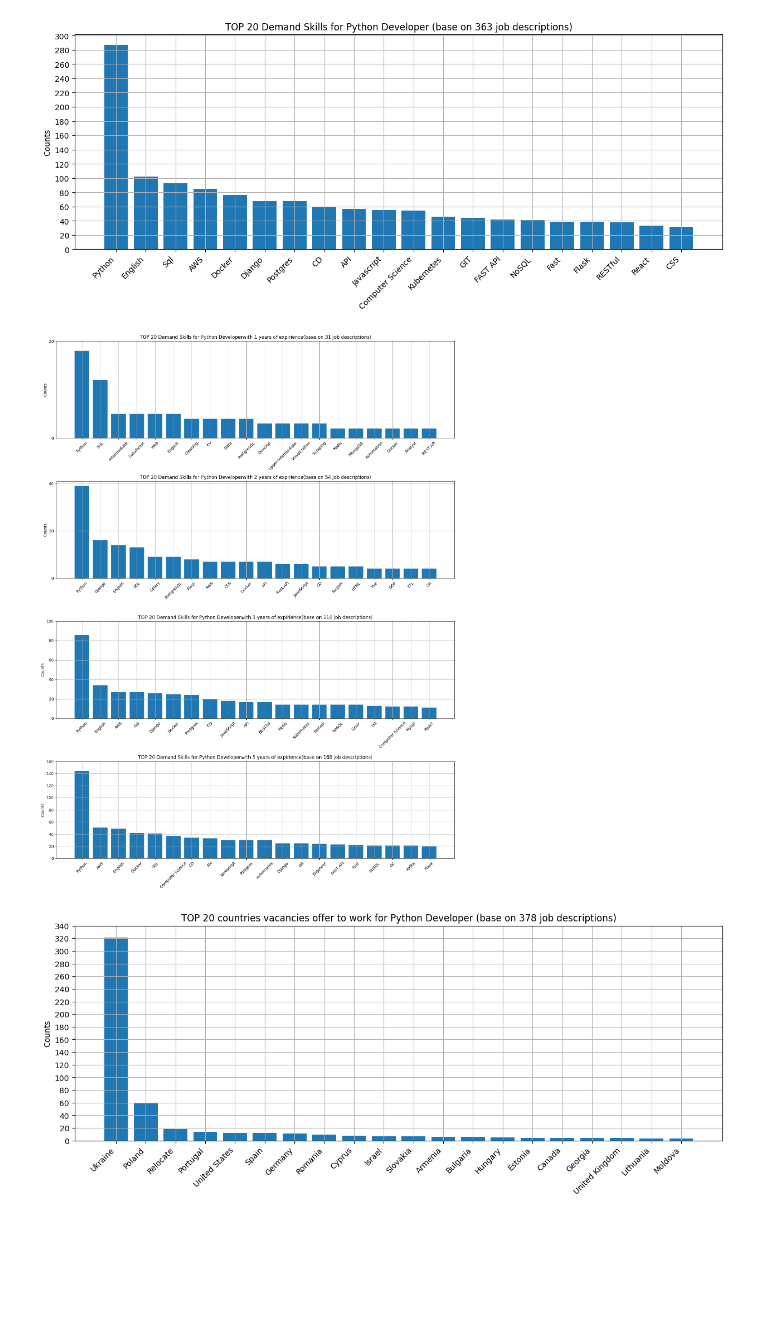
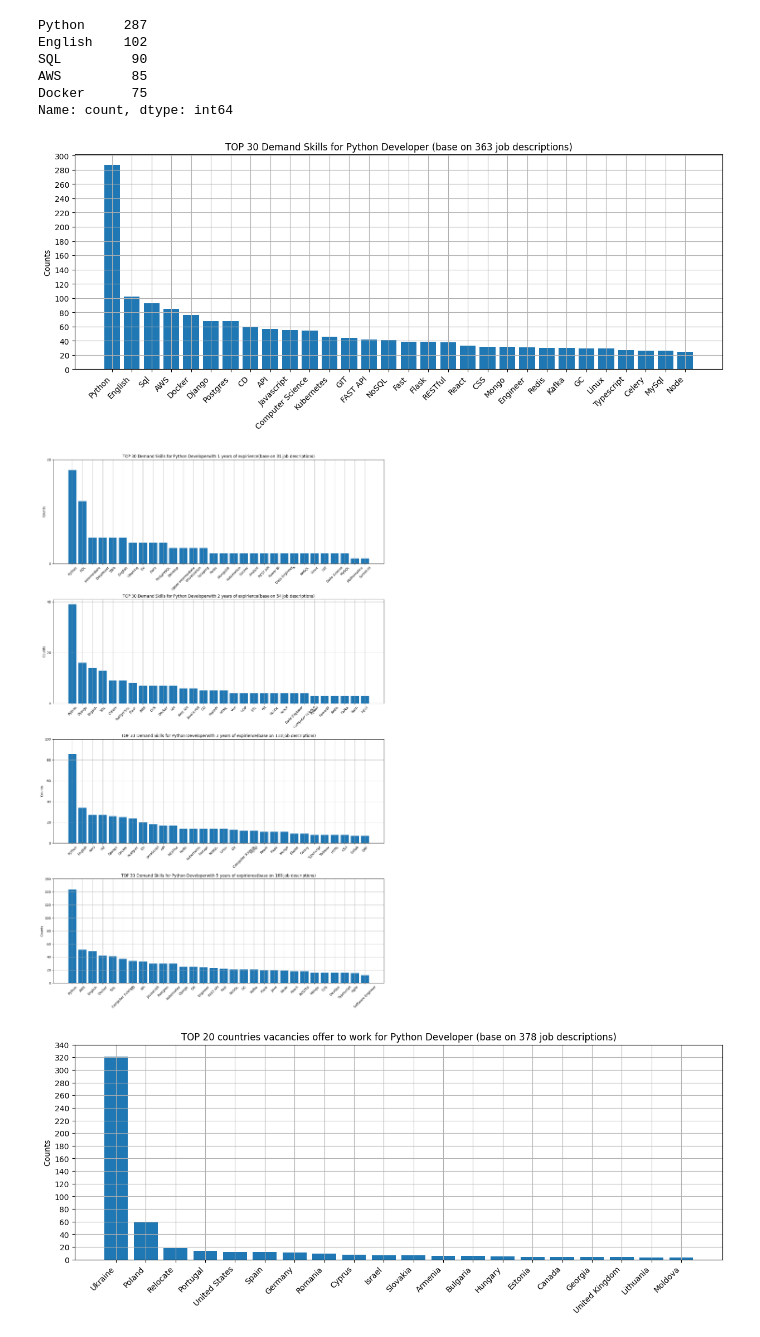
Before and after one commit to danieladdisonorg/Jobsite-Scraper-and-Analyzer, a Jupyter notebook: analyzing/analyze_djinni.ipynb, the cells around one changed output. Saved outputs shown, nothing was run; the diff lists cells and outputs as text; code cells hidden in the pictures; blank space fills up the shorter version.

Commit message:
Create more bar plots, make each value in employment type column

```diff
--- a/analyzing/analyze_djinni.ipynb
+++ b/analyzing/analyze_djinni.ipynb
@@ -34,3 +36,13 @@ df.loc[:, "date_time"] = pd.to_datetime(df.date_time, format="%H:%M %d.%m.%Y")
 
 # remove rows where there is no tools
 df = df[df.tools.astype(bool)]
+# %%
+# Make each value in employment_type column
+# where 1 indicates True and 0 False
+employment_types = df.employment_type.explode()
+employment_types = pd.crosstab(employment_types.index, employment_types)
+employment_types.columns = employment_types.columns.str.lower()
+
+df = df.join(employment_types)
+df = df.drop("employment_type", axis=1)
+df.head()
@@ -76,6 +95,14 @@ all_tools = pd.Series(df['tools'].sum())
 
 # Count the occurrences of each tool
 tool_counts = all_tools.value_counts()
+tool_counts.head()
+# %% [output]
+Python     287
+English    102
+SQL         90
+AWS         85
+Docker      75
+Name: count, dtype: int64
 # %%
 # Remove duplicates and update counts
 tools_dict = removing_duplicates(tool_counts)
@@ -91,62 +118,58 @@ tools_df.head()
 # %%
 tools = pd.read_csv("tools.csv")
 # %%
-# perform Transforming
-import os
-import sys
-
 from config import POSITION
 
 # get top 20 demands
-top_tools = tools.iloc[:20, :]
+top_tools = tools.iloc[:30, :]
 
 plt.figure(figsize=(15, 5))
 plt.bar(top_tools.tools, top_tools["count"])
 
-plt.title(f"TOP 20 Demand Skills for {POSITION} Developer (base on {df.shape[0]} job descriptions)")
+plt.title(f"TOP {top_tools.shape[0]} Demand Skills for {POSITION} Developer (base on {df.shape[0]} job descriptions)")
 plt.xticks(rotation=45, ha="right")
 plt.ylabel("Counts")
 plt.yticks(range(0, tools["count"].max() + 20, 20))
 plt.grid(True)
 plt.show()
 # %% [output]
-[figure, old version]
+[figure, new version]
 # %%
 # group by year of expirience
 grouped = df.groupby("year_of_exp")
 
-fig, axes = plt.subplots(nrows=len(grouped), figsize=(15, 5 * len(grouped)))
+fig, axes = plt.subplots(nrows=len(grouped), figsize=(15, 6 * len(grouped)))
 
 # create a bar plot for each year of exprience
 for i, (year, data) in enumerate(grouped):
     ax = axes[i] if len(grouped) > 1 else axes
 
     all_skills = pd.Series(data['tools'].sum())
     # Count the occurrences of each tool
     skill_counts = all_skills.value_counts()
 
     skills = removing_duplicates(skill_counts)
     # Create DataFrame from dictionary
     skills = pd.DataFrame({'tools': list(skills.keys()), 'count': list(skills.values())})
     # Sort DataFrame by count in descending order
     skills = skills.sort_values(by='count', ascending=False)
 
-    top_tools = skills.iloc[:20, :]
+    top_tools = skills.iloc[:30, :]
     ax.bar(top_tools.tools, top_tools["count"])
 
     ax.set_title((
         f"TOP {len(top_tools)} Demand Skills for {POSITION} Developer"
         f"with {year} years of expirience(base on {len(data)} job descriptions)"
     ))
     ax.tick_params(axis="x", labelrotation=45)
     ax.set_ylabel("Counts")
     ax.set_yticks(range(0, top_tools["count"].max() + 20, 20))
     ax.grid(True)
 
 plt.tight_layout()
 plt.show()
 # %% [output]
-[figure, old version]
+[figure, new version]
 # %%
 # See djinni Job Locations
 countries = pd.Series(df.country.sum())
```
Also changed, not shown: parts of 6 cells of this notebook.
